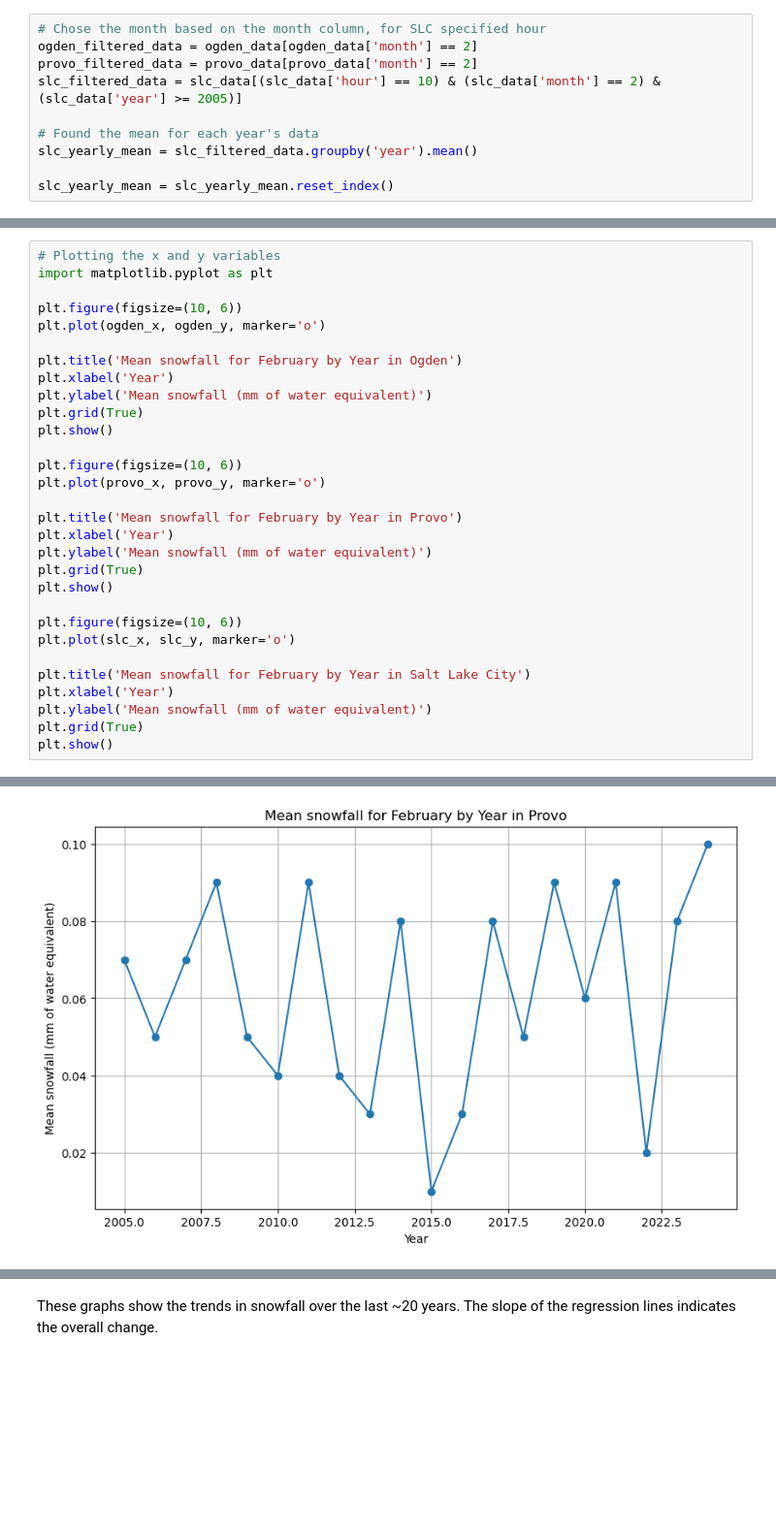
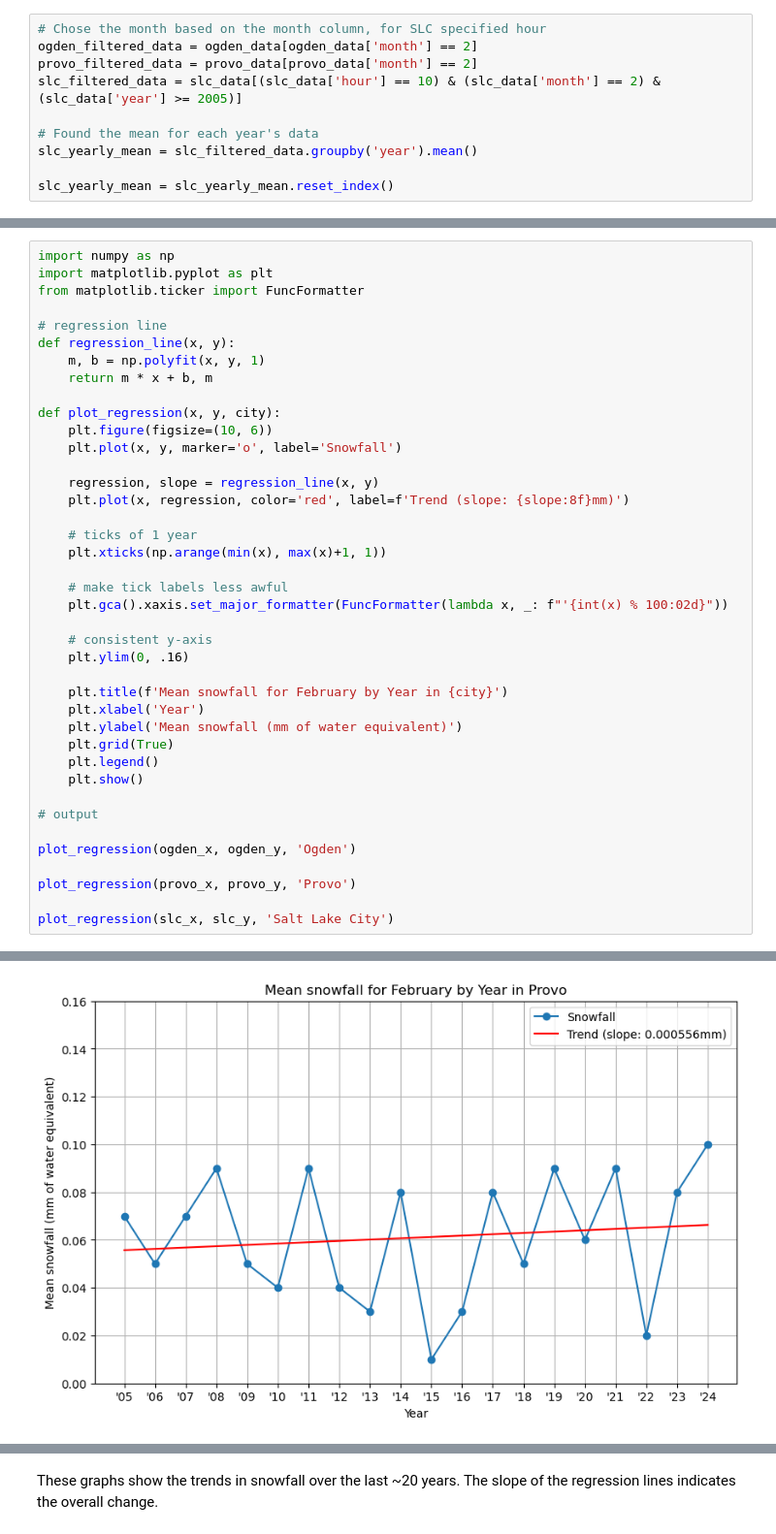
Before and after one commit to EdWright-11/SnowRepo, a Jupyter notebook: OlympicSnow.ipynb, the cells around one changed output, grey strips where cells are left out. Shown at 97% size. Drawn from its saved outputs; the diff is of its cells as text; blank space fills up the shorter version.

Commit message:
fixed simple regression

```diff
--- a/OlympicSnow.ipynb
+++ b/OlympicSnow.ipynb
@@ -129,33 +129,43 @@ Notes:
 [1] R² is computed without centering (uncentered) since the model does not contain a constant.
 [2] Standard Errors assume that the covariance matrix of the errors is correctly specified.
 # %%
-# Plotting the x and y variables
+import numpy as np
 import matplotlib.pyplot as plt
+from matplotlib.ticker import FuncFormatter
 
-plt.figure(figsize=(10, 6))
-plt.plot(ogden_x, ogden_y, marker='o')
+# regression line
+def regression_line(x, y):
+    m, b = np.polyfit(x, y, 1)
+    return m * x + b, m
 
-plt.title('Mean snowfall for February by Year in Ogden')
-plt.xlabel('Year')
-plt.ylabel('Mean snowfall (mm of water equivalent)')
-plt.grid(True)
-plt.show()
+def plot_regression(x, y, city):
+    plt.figure(figsize=(10, 6))
+    plt.plot(x, y, marker='o', label='Snowfall')
 
-plt.figure(figsize=(10, 6))
-plt.plot(provo_x, provo_y, marker='o')
+    regression, slope = regression_line(x, y)
+    plt.plot(x, regression, color='red', label=f'Trend (slope: {slope:8f}mm)')
 
-plt.title('Mean snowfall for February by Year in Provo')
-plt.xlabel('Year')
-plt.ylabel('Mean snowfall (mm of water equivalent)')
-plt.grid(True)
-plt.show()
+    # ticks of 1 year
+    plt.xticks(np.arange(min(x), max(x)+1, 1))
 
-plt.figure(figsize=(10, 6))
-plt.plot(slc_x, slc_y, marker='o')
+    # make tick labels less awful
+    plt.gca().xaxis.set_major_formatter(FuncFormatter(lambda x, _: f"'{int(x) % 100:02d}"))
 
-plt.title('Mean snowfall for February by Year in Salt Lake City')
-plt.xlabel('Year')
-plt.ylabel('Mean snowfall (mm of water equivalent)')
-plt.grid(True)
-plt.show()
+    # consistent y-axis
+    plt.ylim(0, .16)
+
+    plt.title(f'Mean snowfall for February by Year in {city}')
+    plt.xlabel('Year')
+    plt.ylabel('Mean snowfall (mm of water equivalent)')
+    plt.grid(True)
+    plt.legend()
+    plt.show()
+
+# output
+
+plot_regression(ogden_x, ogden_y, 'Ogden')
+
+plot_regression(provo_x, provo_y, 'Provo')
+
+plot_regression(slc_x, slc_y, 'Salt Lake City')
 # %% [output]
@@ -163 +173 @@ plt.show()
-[figure, old version]
+[figure, new version]
```
Also changed, not shown: parts of 2 cells of this notebook.
